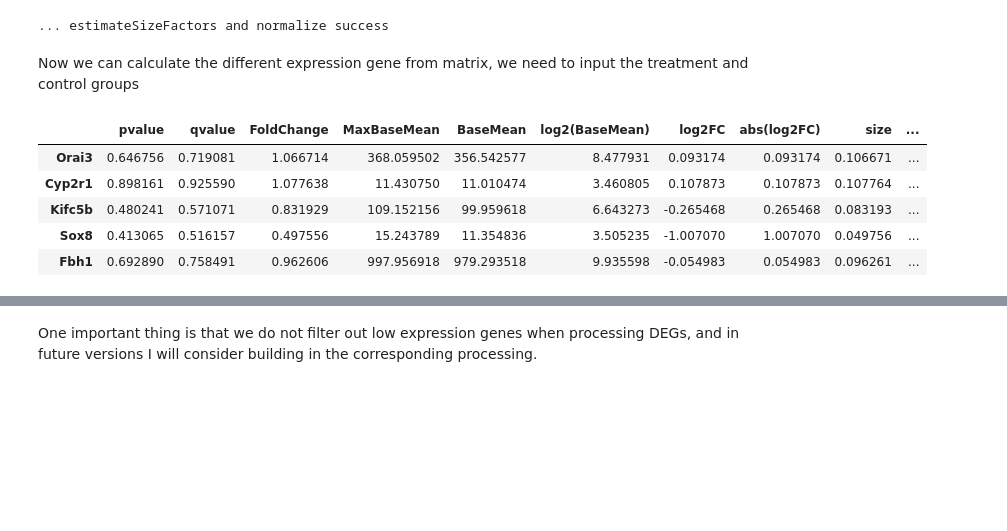
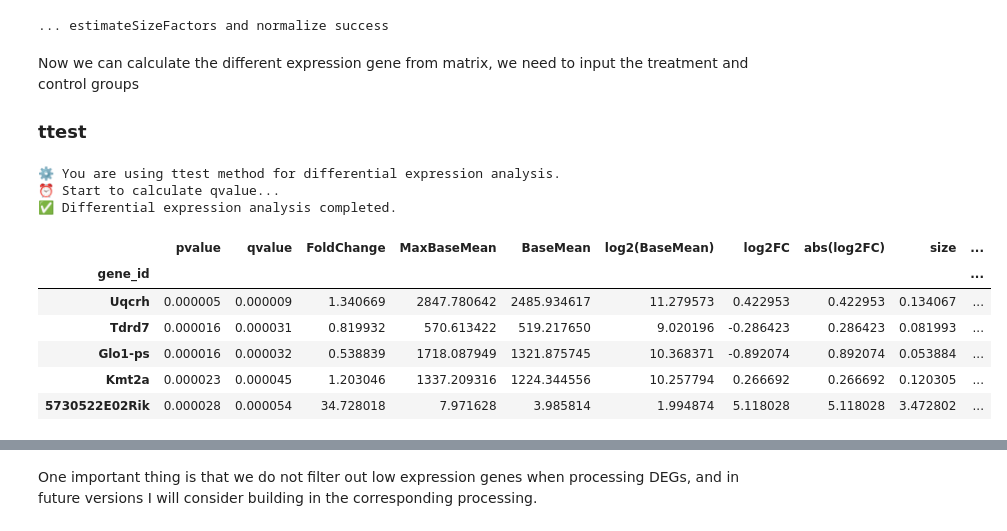
Before and after one commit to Starlitnightly/omicverse, a Jupyter notebook: omicverse_guide/docs/Tutorials-bulk/t_deg.ipynb, the cells around one changed output, grey strips where cells are left out. Cells and saved outputs as stored; diff of their text form; code cells hidden in the pictures; blank space fills up the shorter version.

```diff
--- a/omicverse_guide/docs/Tutorials-bulk/t_deg.ipynb
+++ b/omicverse_guide/docs/Tutorials-bulk/t_deg.ipynb
@@ -44,8 +45,8 @@ Note that this dataset has not been processed in any way and is only exported by
 
 sample data can be download from: https://raw.githubusercontent.com/Starlitnightly/omicverse/master/sample/counts.txt
 # %%
-#data=pd.read_csv('https://raw.githubusercontent.com/Starlitnightly/omicverse/master/sample/counts.txt',index_col=0,sep='\t',header=1)
-data=ov.read('data/counts.txt',index_col=0,header=1)
+data=ov.pd.read_csv('https://raw.githubusercontent.com/Starlitnightly/omicverse/master/sample/counts.txt',index_col=0,sep='\t',header=1)
+#data=ov.read('data/counts.txt',index_col=0,header=1)
 #replace the columns `.bam` to ``
 data.columns=[i.split('/')[-1].replace('.bam','') for i in data.columns]
 data.head()
@@ -96,15 +97,21 @@ print('... estimateSizeFactors and normalize success')
 ... estimateSizeFactors and normalize success
 # %% [markdown]
 Now we can calculate the different expression gene from matrix, we need to input the treatment and control groups
+
+### ttest
 # %%
 treatment_groups=['4-3','4-4']
 control_groups=['1--1','1--2']
-result=dds.deg_analysis(treatment_groups,control_groups,method='ttest')
-result.head()
+result_ttest=dds.deg_analysis(treatment_groups,control_groups,method='ttest')
+result_ttest.sort_values('qvalue').head()
 # %% [output]
+⚙️ You are using ttest method for differential expression analysis.
+⏰ Start to calculate qvalue...
+✅ Differential expression analysis completed.
 |  | pvalue | qvalue | FoldChange | MaxBaseMean | BaseMean | log2(BaseMean) | log2FC | abs(log2FC) | size | ... |
-| Orai3 | 0.646756 | 0.719081 | 1.066714 | 368.059502 | 356.542577 | 8.477931 | 0.093174 | 0.093174 | 0.106671 | ... |
-| Cyp2r1 | 0.898161 | 0.925590 | 1.077638 | 11.430750 | 11.010474 | 3.460805 | 0.107873 | 0.107873 | 0.107764 | ... |
-| Kifc5b | 0.480241 | 0.571071 | 0.831929 | 109.152156 | 99.959618 | 6.643273 | -0.265468 | 0.265468 | 0.083193 | ... |
-| Sox8 | 0.413065 | 0.516157 | 0.497556 | 15.243789 | 11.354836 | 3.505235 | -1.007070 | 1.007070 | 0.049756 | ... |
-| Fbh1 | 0.692890 | 0.758491 | 0.962606 | 997.956918 | 979.293518 | 9.935598 | -0.054983 | 0.054983 | 0.096261 | ... |
+| gene_id |  |  |  |  |  |  |  |  |  | ... |
+| Uqcrh | 0.000005 | 0.000009 | 1.340669 | 2847.780642 | 2485.934617 | 11.279573 | 0.422953 | 0.422953 | 0.134067 | ... |
+| Tdrd7 | 0.000016 | 0.000031 | 0.819932 | 570.613422 | 519.217650 | 9.020196 | -0.286423 | 0.286423 | 0.081993 | ... |
+| Glo1-ps | 0.000016 | 0.000032 | 0.538839 | 1718.087949 | 1321.875745 | 10.368371 | -0.892074 | 0.892074 | 0.053884 | ... |
+| Kmt2a | 0.000023 | 0.000045 | 1.203046 | 1337.209316 | 1224.344556 | 10.257794 | 0.266692 | 0.266692 | 0.120305 | ... |
+| 5730522E02Rik | 0.000028 | 0.000054 | 34.728018 | 7.971628 | 3.985814 | 1.994874 | 5.118028 | 5.118028 | 3.472802 | ... |
```
Also changed, not shown: parts of 12 cells of this notebook, 3 other files.
